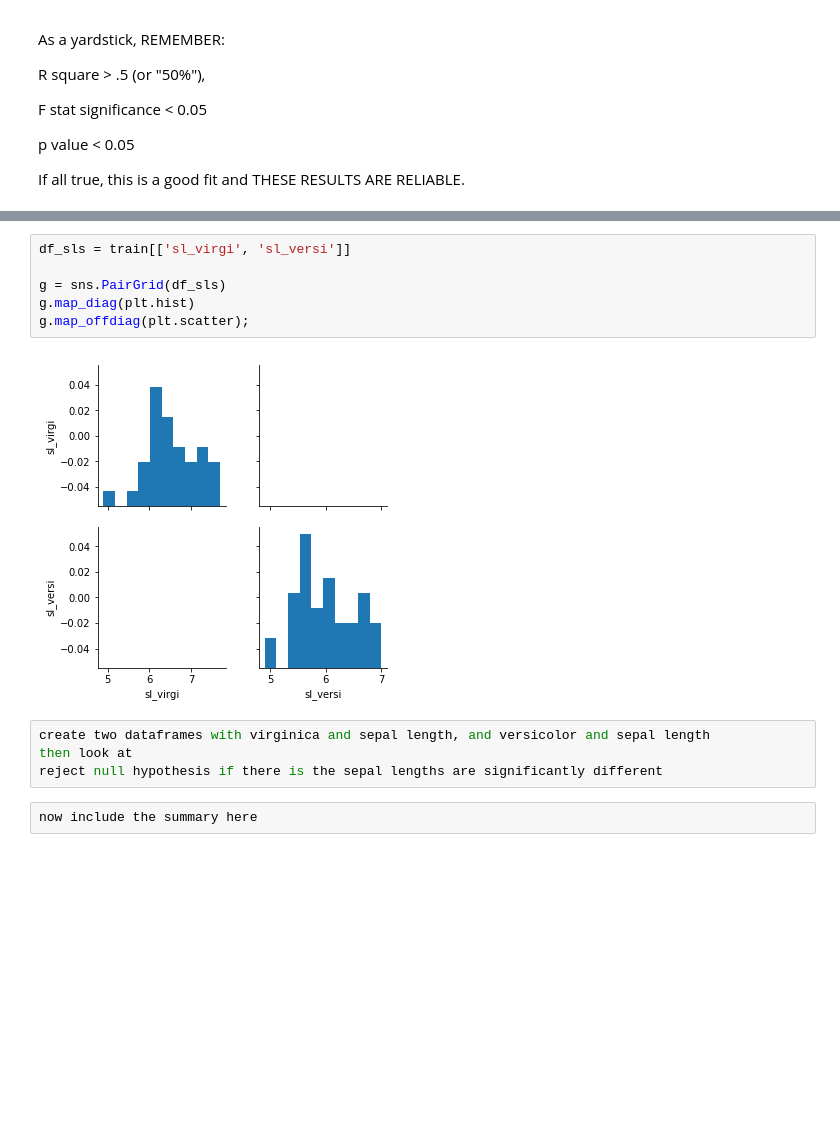
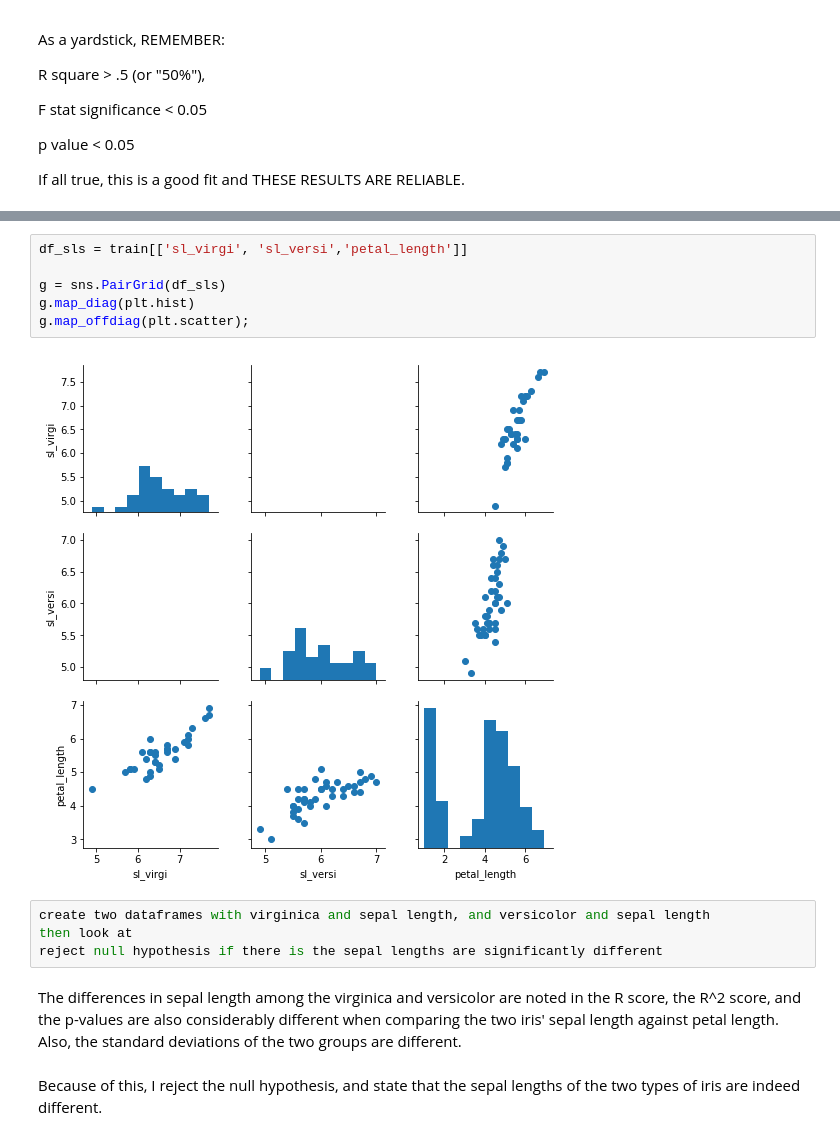
Before and after one commit to HackneyChad/ds-methodologies-exercises, a Jupyter notebook: classification/explore.ipynb, the cells around one changed output, grey strips where cells are left out. Cells and saved outputs as stored; diff of their text form; blank space fills up the shorter version.

```diff
--- a/classification/explore.ipynb
+++ b/classification/explore.ipynb
@@ -403,16 +417,18 @@ plt.show()
 # %%
-df_sls = train[['sl_virgi', 'sl_versi']]
+df_sls = train[['sl_virgi', 'sl_versi','petal_length']]
 
 g = sns.PairGrid(df_sls)
 g.map_diag(plt.hist)
 g.map_offdiag(plt.scatter);
 # %% [output]
-[figure, old version]
+[figure, new version]
 # %%
 create two dataframes with virginica and sepal length, and versicolor and sepal length
 then look at
 reject null hypothesis if there is the sepal lengths are significantly different
-# %%
-now include the summary here
+# %% [markdown]
+The differences in sepal length among the virginica and versicolor are noted in the R score, the R^2 score, and the p-values are also considerably different when comparing the two iris' sepal length against petal length.  Also, the standard deviations of the two groups are different.
+# %% [markdown]
+Because of this, I reject the null hypothesis, and state that the sepal lengths of the two types of iris are indeed different.
 # %%
 train.info()
```
Also changed, not shown: parts of 18 cells of this notebook.
